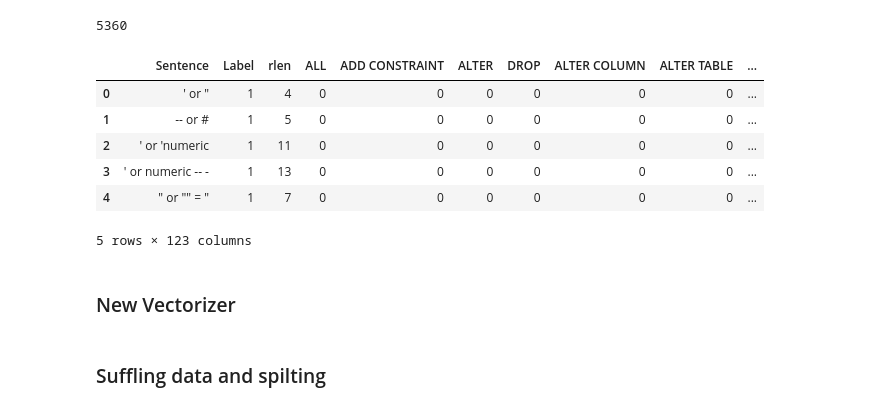
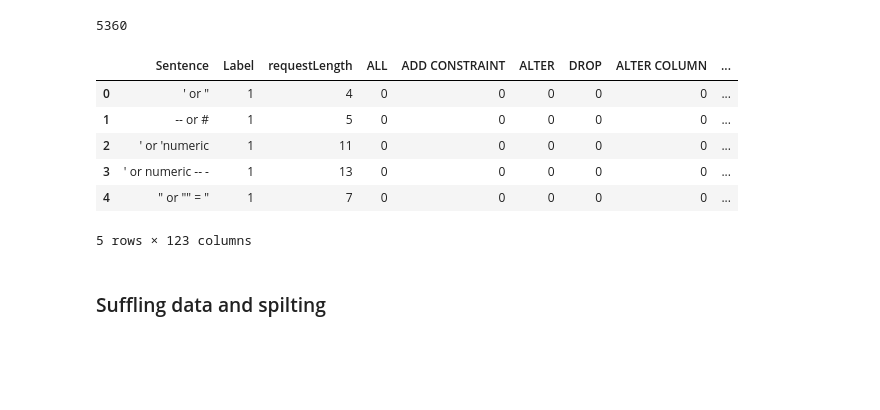
Before and after one commit to avinashkarhana/iWAF, a Jupyter notebook: iwaf/intelligent/SQL injection detection using ML.ipynb, the cells around one changed output. Saved outputs shown, nothing was run; the diff lists cells and outputs as text; code cells hidden in the pictures; blank space fills up the shorter version.

```diff
--- a/iwaf/intelligent/SQL injection detection using ML.ipynb
+++ b/iwaf/intelligent/SQL injection detection using ML.ipynb
@@ -458,13 +380,16 @@ def lNewStringVectorizer(inp=''): # can take df or string
+# %%
+from SQLiVectorizer import SQLiVectorizer
+vectorizer = SQLiVectorizer()
+vectorize =  vectorizer.Vectorize
+nv = vectorize
 # %%
-df=lNewStringVectorizer(inp=df)
+df=vectorize(df)
 df.head()
 # %% [output]
-|  | Sentence | Label | rlen | ALL | ADD CONSTRAINT | ALTER | DROP | ALTER COLUMN | ALTER TABLE | ... |
-| 0 | ' or " | 1 | 4 | 0 | 0 | 0 | 0 | 0 | 0 | ... |
-| 1 | -- or # | 1 | 5 | 0 | 0 | 0 | 0 | 0 | 0 | ... |
-| 2 | ' or 'numeric | 1 | 11 | 0 | 0 | 0 | 0 | 0 | 0 | ... |
-| 3 | ' or numeric -- - | 1 | 13 | 0 | 0 | 0 | 0 | 0 | 0 | ... |
-| 4 | " or "" = " | 1 | 7 | 0 | 0 | 0 | 0 | 0 | 0 | ... |
+|  | Sentence | Label | requestLength | ALL | ADD CONSTRAINT | ALTER | DROP | ALTER COLUMN | ... |
+| 0 | ' or " | 1 | 4 | 0 | 0 | 0 | 0 | 0 | ... |
+| 1 | -- or # | 1 | 5 | 0 | 0 | 0 | 0 | 0 | ... |
+| 2 | ' or 'numeric | 1 | 11 | 0 | 0 | 0 | 0 | 0 | ... |
+| 3 | ' or numeric -- - | 1 | 13 | 0 | 0 | 0 | 0 | 0 | ... |
+| 4 | " or "" = " | 1 | 7 | 0 | 0 | 0 | 0 | 0 | ... |
 5 rows × 123 columns
-# %% [markdown]
-### New Vectorizer
```
Also changed, not shown: parts of 9 cells of this notebook, 10 other files.
